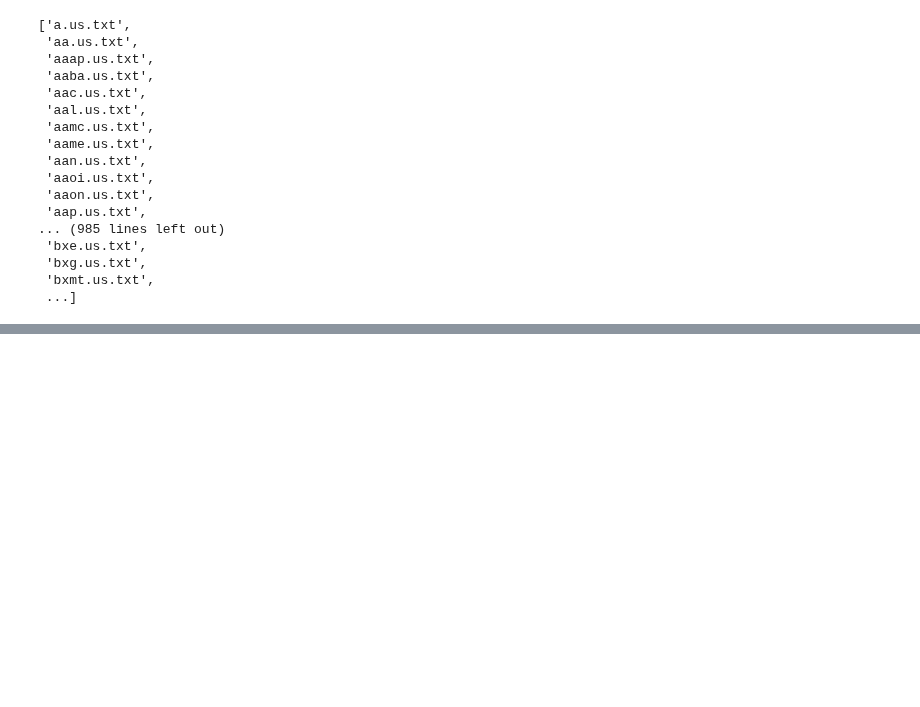
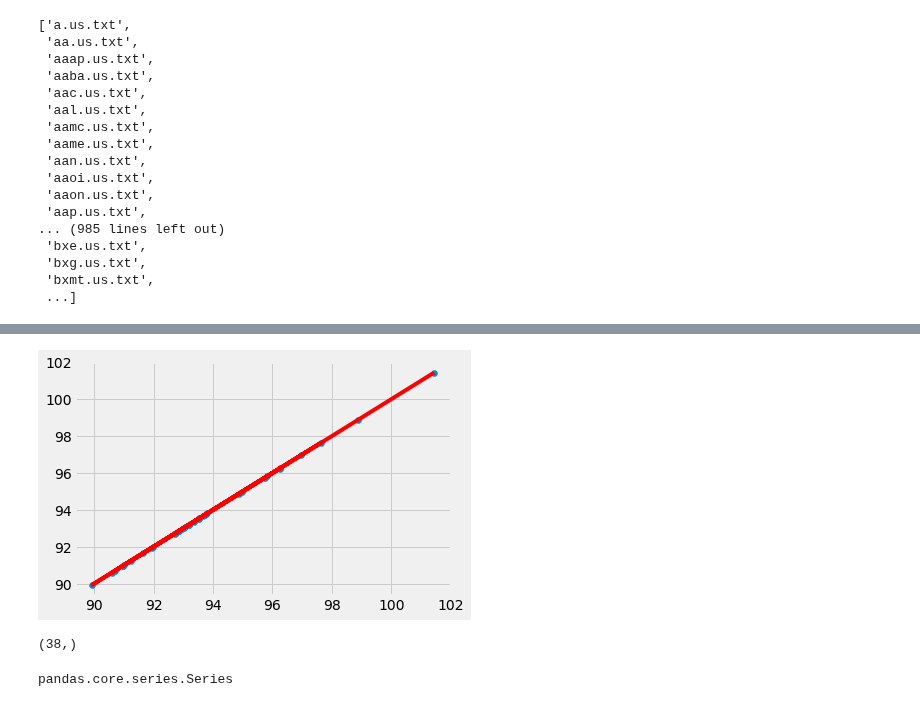
Before and after one commit to tcarlucc/machine-learning-final, a Jupyter notebook: stock_trend_classifier.ipynb, the cells around one changed output, grey strips where cells are left out. Cells and saved outputs as stored; diff of their text form; code cells hidden in the pictures; blank space fills up the shorter version.

```diff
--- a/stock_trend_classifier.ipynb
+++ b/stock_trend_classifier.ipynb
@@ -127,0 +162,16 @@ create_charts(stock_data)
+# %%
+plt.scatter(X, Y)
+plt.plot(X, Y_pred, color='red')
+plt.show()
+# %% [output]
+[figure, added]
+# %%
+stock_data.iloc[2][2:-1].shape
+# %% [output]
+(38,)
+# %%
+df = stock_data.iloc[2][2:-1]
+df['Days'] = np.arange(df.shape[0])
+type(df)
+# %% [output]
+pandas.core.series.Series
```
Also changed, not shown: parts of 8 cells of this notebook, 1 other file.
